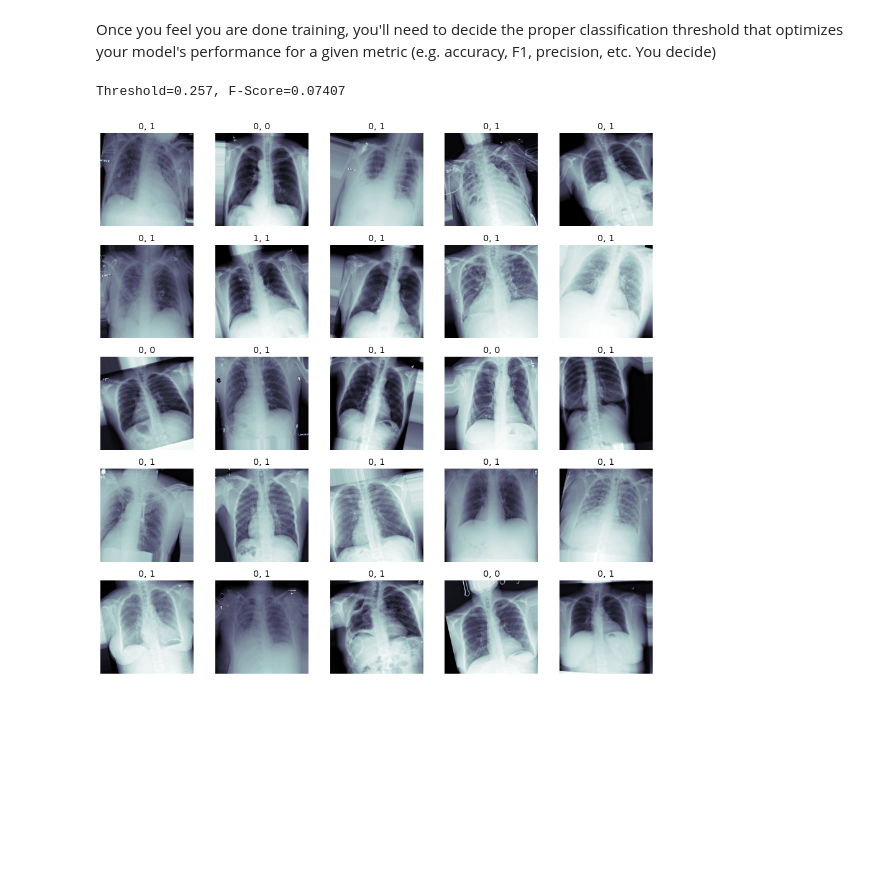
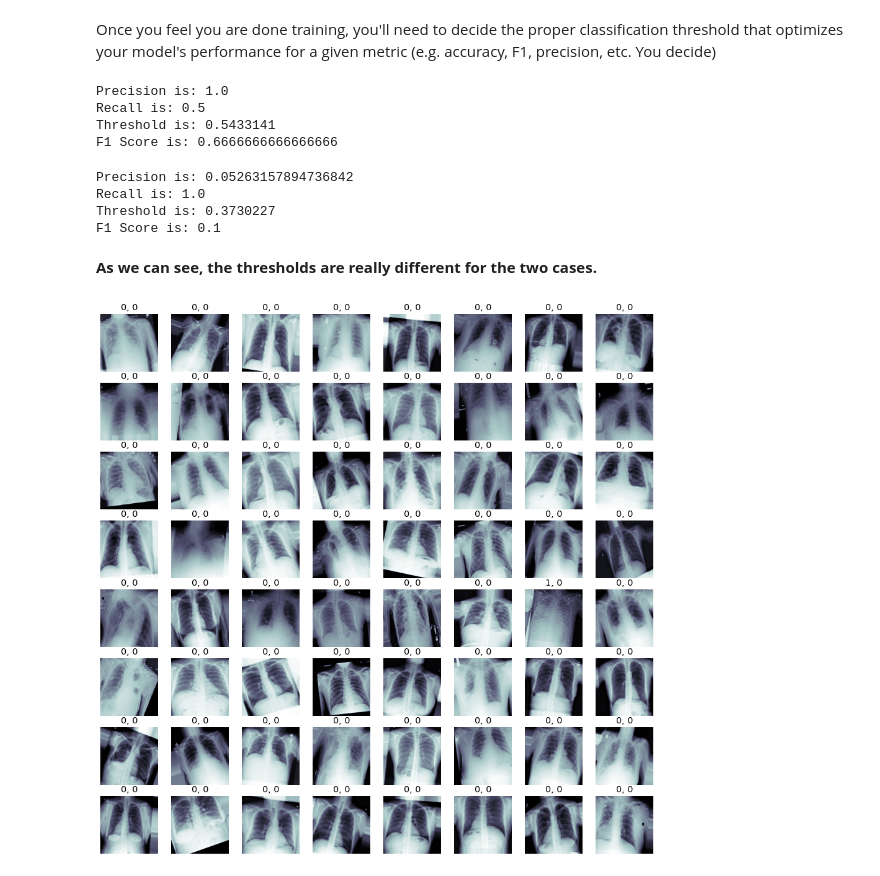
Before and after one commit to paul-reiners/pneumonia-detection-chest-x-rays, a Jupyter notebook: Build and train model.ipynb, the cells around one changed output. Cells and saved outputs as stored; diff of their text form; code cells hidden in the pictures; blank space fills up the shorter version.

```diff
--- a/Build and train model.ipynb
+++ b/Build and train model.ipynb
@@ -209,7 +208,7 @@ def make_val_gen(my_val_idg, val_data):
                                               y_col = 'pneumonia_class',
                                               class_mode = 'binary',
                                               target_size = IMG_SIZE,
-                                              batch_size = 32)
+                                              batch_size = 128)
 
     # Todo
     return val_gen
@@ -327,14 +326,14 @@ def build_my_model():
 weight_path="{}_my_model.best.hdf5".format('xray_class')
 
 checkpoint = ModelCheckpoint(weight_path,
-                              monitor= 'val_loss',
+                              monitor= 'val_binary_accuracy',
                               verbose=1,
                               save_best_only=True,
-                              mode= 'min',
+                              mode= 'max',
                               save_weights_only = True)
 
-early = EarlyStopping(monitor= 'val_loss',
-                       mode= 'min',
+early = EarlyStopping(monitor= 'val_binary_accuracy',
+                       mode= 'max',
                        patience=10)
 
 callbacks_list = [checkpoint, early]
@@ -435,14 +453,4 @@ Once you feel you are done training, you'll need to decide the proper classifica
 ## and use that threshold to make binary classification. Make sure you take all your metrics into consideration.
 
 # Todo
-yhat = my_model.predict_proba(valX)
-thresholds = arange(0, 1, 0.001)
-
-def to_labels(pos_probs, threshold):
-    return (pos_probs >= threshold).astype('int')
-
-scores = [f1_score(valY, to_labels(yhat, t)) for t in thresholds]
-ix = argmax(scores)
-print('Threshold=%.3f, F-Score=%.5f' % (thresholds[ix], scores[ix]))
+precision, recall, thresholds = precision_recall_curve(valY, pred_Y)
-# %% [output]
-Threshold=0.257, F-Score=0.07407
@@ -449,26 +461,54 @@ Threshold=0.257, F-Score=0.07407
+# %%
+# Look at the threshold where precision is 0.8
+precision_value = 0.8
+idx = (np.abs(precision - precision_value)).argmin()
+print('Precision is: '+ str(precision[idx]))
+print('Recall is: '+ str(recall[idx]))
+print('Threshold is: '+ str(thresholds[idx]))
+print('F1 Score is: ' + str(calc_f1(precision[idx],recall[idx])))
+# %% [output]
+Precision is: 1.0
+Recall is: 0.5
+Threshold is: 0.5433141
+F1 Score is: 0.6666666666666666
+# %%
+# Look at the threshold where recall is 0.8
+recall_value = 0.8
+idx = (np.abs(recall - recall_value)).argmin()
+print('Precision is: '+ str(precision[idx]))
+print('Recall is: '+ str(recall[idx]))
+print('Threshold is: '+ str(thresholds[idx]))
+print('F1 Score is: ' + str(calc_f1(precision[idx],recall[idx])))
+# %% [output]
+Precision is: 0.05263157894736842
+Recall is: 1.0
+Threshold is: 0.3730227
+F1 Score is: 0.1
+# %% [markdown]
+**As we can see, the thresholds are really different for the two cases.**
 # %%
 ## Let's look at some examples of true vs. predicted with our best model:
 
 # Todo
 
-fig, m_axs = plt.subplots(5, 5, figsize = (16, 16))
+fig, m_axs = plt.subplots(8, 8, figsize = (16, 16))
 i = 0
-for (c_x, c_y, c_ax) in zip(valX[0:25], valY[0:25], m_axs.flatten()):
+for (c_x, c_y, c_ax) in zip(valX[0:64], valY[0:64], m_axs.flatten()):
      c_ax.imshow(c_x[:,:,0], cmap = 'bone')
      if c_y == 1:
-         if pred_Y[i] > 0.257:
+         if pred_Y[i] > 0.5433141:
              c_ax.set_title('1, 1')
          else:
              c_ax.set_title('1, 0')
      else:
-         if pred_Y[i] > 0.257:
+         if pred_Y[i] > 0.5433141:
              c_ax.set_title('0, 1')
          else:
              c_ax.set_title('0, 0')
      c_ax.axis('off')
      i=i+1
 # %% [output]
-[figure, old version]
+[figure, new version]
 # %%
 ## Just save model architecture to a .json:
 
```
Also changed, not shown: parts of 10 cells of this notebook, 4 other files.
